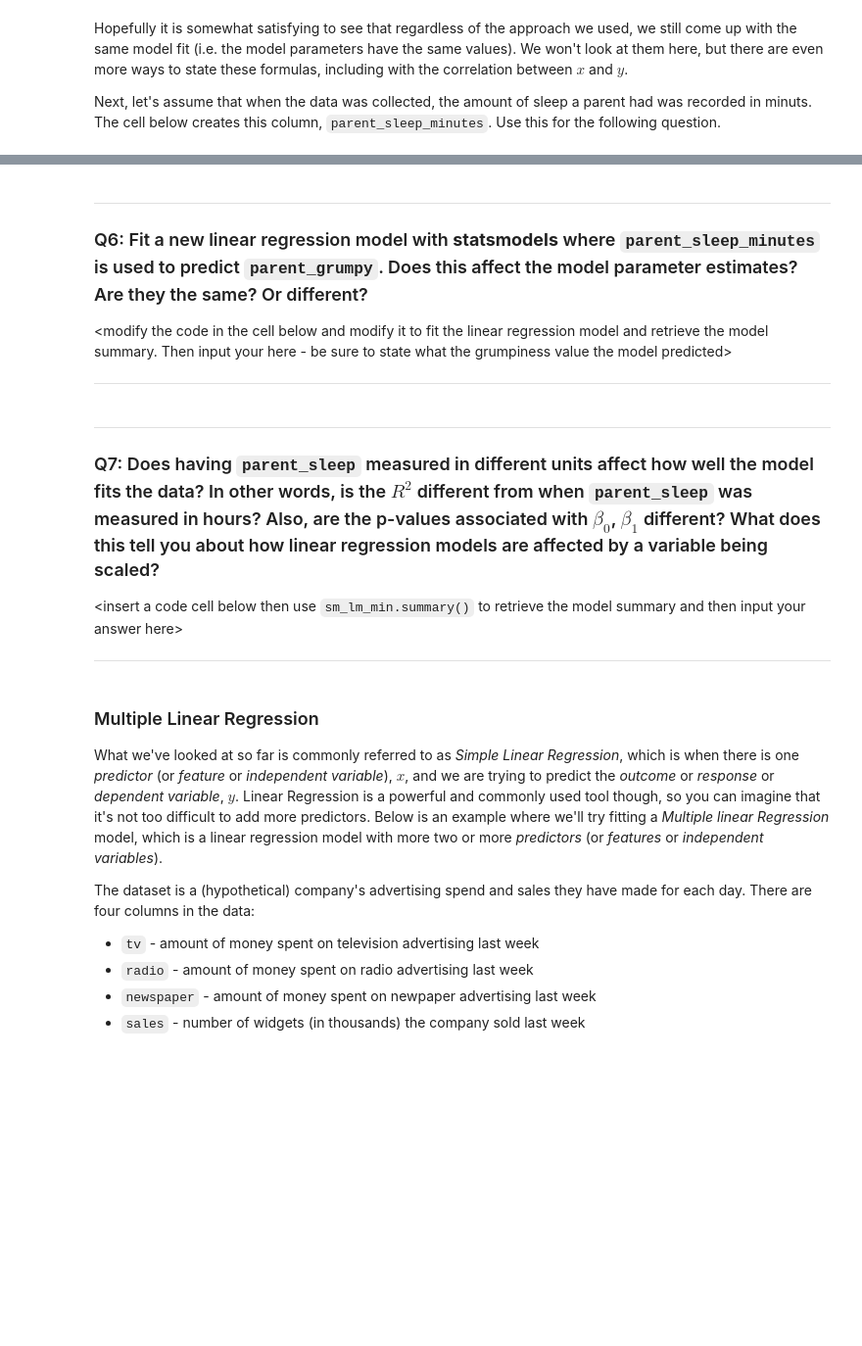
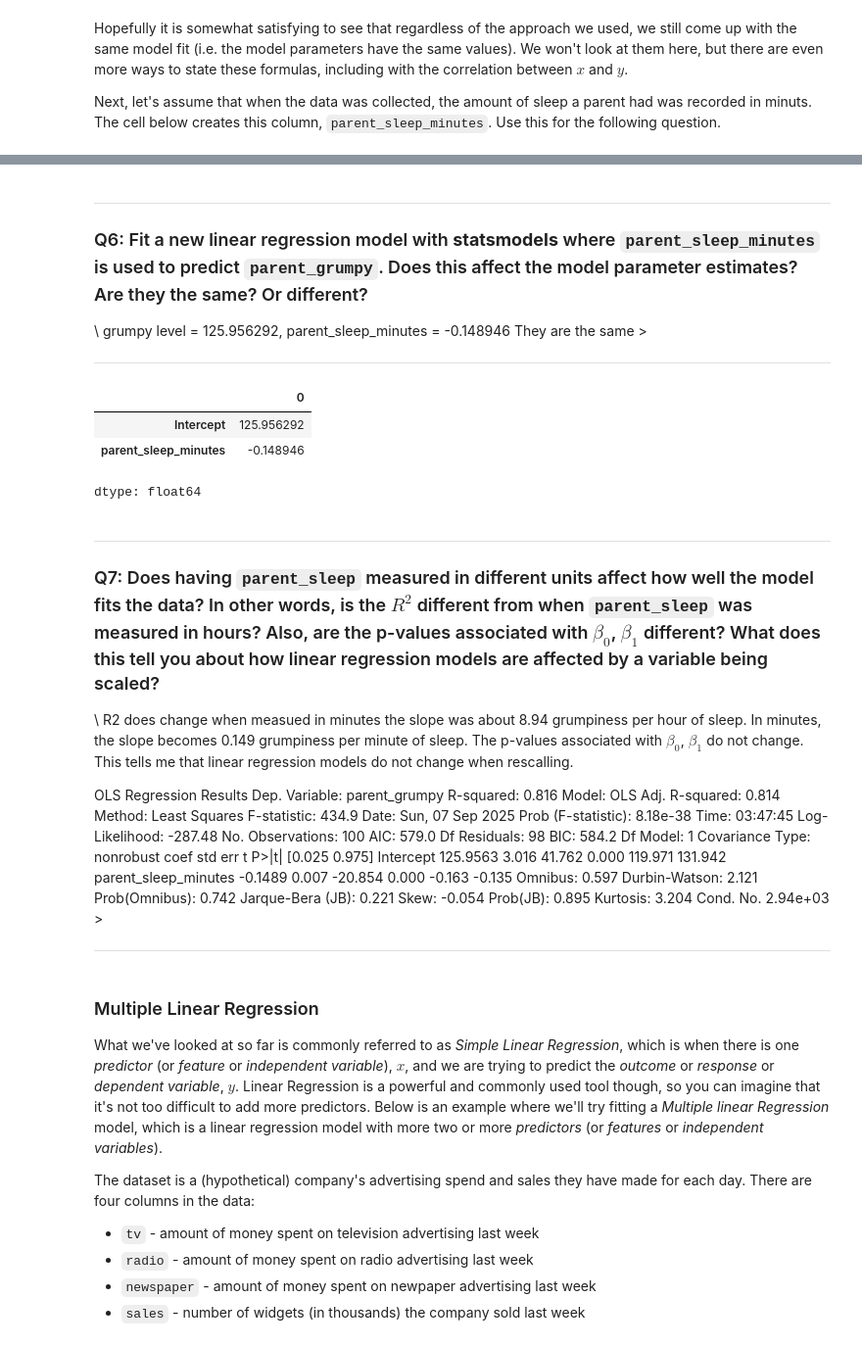
Before and after one commit to Edgar0521/cs3120-assign2, a Jupyter notebook: linear_regression_lab.ipynb, the cells around one changed output, grey strips where cells are left out. Shown at 98% size. Saved outputs shown, nothing was run; the diff lists cells and outputs as text; code cells hidden in the pictures; blank space fills up the shorter version.

```diff
--- a/linear_regression_lab.ipynb
+++ b/linear_regression_lab.ipynb
@@ -501,20 +577,42 @@ df.parent_sleep_minutes.describe()
 
  ### Q6: Fit a new linear regression model with **statsmodels** where `parent_sleep_minutes` is used to predict `parent_grumpy`. Does this affect the model parameter estimates? Are they the same? Or different?
 
- \<modify the code in the cell below and modify it to fit the linear regression model and retrieve the model summary. Then input your here - be sure to state what the grumpiness value the model predicted\>
+ \ grumpy level = 125.956292, parent_sleep_minutes = -0.148946 They are the same \>
 
  ***
 # %%
-sm_lm_min = smf.ols(formula=' ~ ', data=df).fit()
+sm_lm_min = smf.ols(formula=' parent_grumpy ~ parent_sleep_minutes ', data=df).fit()
 sm_lm_min.params
+# %% [output]
+|  | 0 |
+| Intercept | 125.956292 |
+| parent_sleep_minutes | -0.148946 |
+dtype: float64
-# %% [markdown]
-***
-
-### Q7: Does having `parent_sleep` measured in different units affect how well the model fits the data? In other words, is the $R^2$ different from when `parent_sleep` was measured in hours? Also, are the p-values associated with $\beta_0$, $\beta_1$ different? What does this tell you about how linear regression models are affected by a variable being scaled?
-
-\<insert a code cell below then use `sm_lm_min.summary()` to retrieve the model summary and then input your answer here\>
-
-***
+# %% [markdown]
+***
+
+### Q7: Does having `parent_sleep` measured in different units affect how well the model fits the data? In other words, is the $R^2$ different from when `parent_sleep` was measured in hours? Also, are the p-values associated with $\beta_0$, $\beta_1$ different? What does this tell you about how linear regression models are affected by a variable being scaled?
+
+\ R2 does change when measued in minutes the slope was about 8.94 grumpiness per hour of sleep. In minutes, the slope becomes 0.149 grumpiness per minute of sleep. The p-values associated with $\beta_0$, $\beta_1$ do not change. This tells me that linear regression models do not change when rescalling.
+
+ OLS Regression Results Dep. Variable: 	parent_grumpy 	R-squared: 	0.816
+Model: 	OLS 	Adj. R-squared: 	0.814
+Method: 	Least Squares 	F-statistic: 	434.9
+Date: 	Sun, 07 Sep 2025 	Prob (F-statistic): 	8.18e-38
+Time: 	03:47:45 	Log-Likelihood: 	-287.48
+No. Observations: 	100 	AIC: 	579.0
+Df Residuals: 	98 	BIC: 	584.2
+Df Model: 	1
+Covariance Type: 	nonrobust
+	coef 	std err 	t 	P>|t| 	[0.025 	0.975]
+Intercept 	125.9563 	3.016 	41.762 	0.000 	119.971 	131.942
+parent_sleep_minutes 	-0.1489 	0.007 	-20.854 	0.000 	-0.163 	-0.135
+Omnibus: 	0.597 	Durbin-Watson: 	2.121
+Prob(Omnibus): 	0.742 	Jarque-Bera (JB): 	0.221
+Skew: 	-0.054 	Prob(JB): 	0.895
+Kurtosis: 	3.204 	Cond. No. 	2.94e+03 \>
+
+***
 # %% [markdown]
 ### Multiple Linear Regression
 
```
Also changed, not shown: parts of 27 cells of this notebook.
